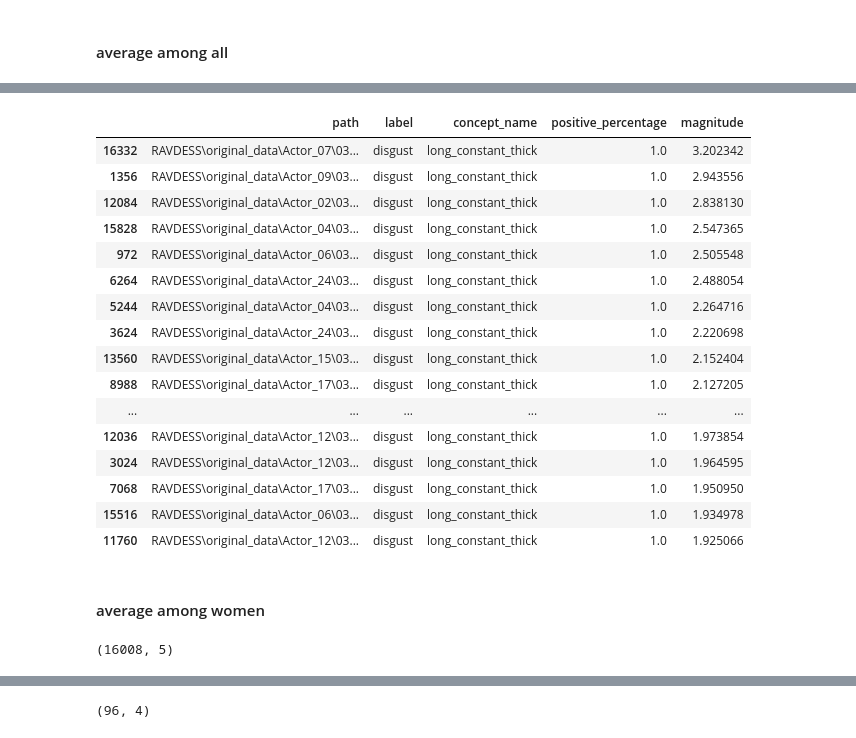
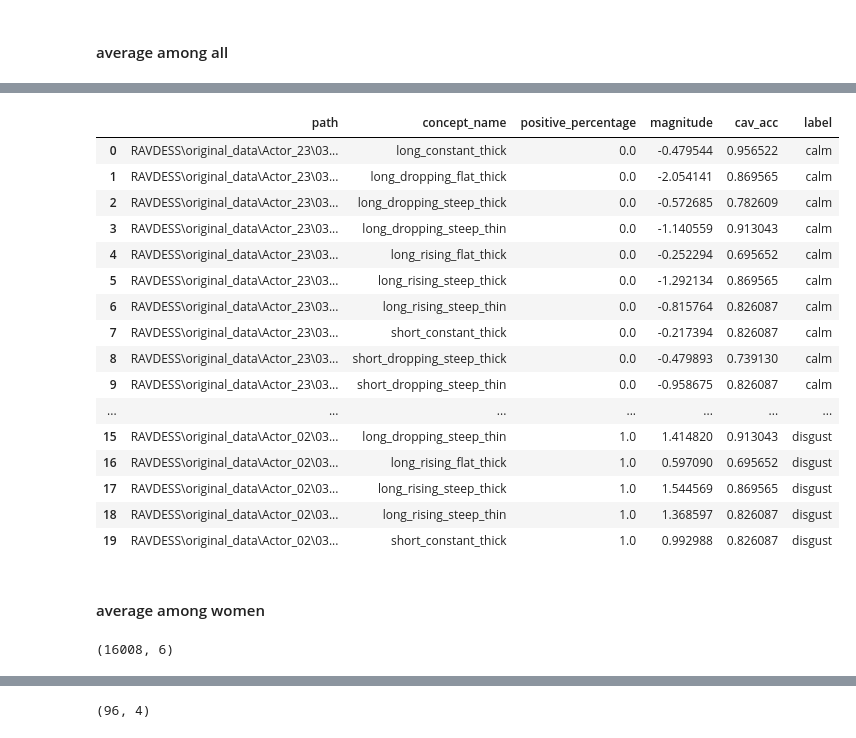
Before and after one commit to Ely6899/Audio_processing_project, a Jupyter notebook: Models/SentimentAnalysis/data_examination.ipynb, the cells around one changed output, grey strips where cells are left out. Drawn from its saved outputs; the diff is of its cells as text; code cells hidden in the pictures.

```diff
--- a/Models/SentimentAnalysis/data_examination.ipynb
+++ b/Models/SentimentAnalysis/data_examination.ipynb
@@ -132,18 +139,18 @@ display(df_merged.describe())
 # %% [markdown]
 #### average among all
 # %%
-# load tcav_per_sample_with_attributes.csv
-df_merged = pd.read_csv(Path(r'tcav_per_sample_with_attributes.csv'))
+# load tcav_per_sample_with_acc.csv
+per_sample_df = pd.read_csv(Path(r'tcav_per_sample_with_acc.csv'))
 
 # drop rows whose true_label != predicted_label
-df_merged = df_merged[df_merged['true_label'] == df_merged['predicted_label']]
+per_sample_df = per_sample_df[per_sample_df['true_label'] == per_sample_df['predicted_label']]
 
 # rename 'predicted_label' to 'label'
-df_merged = df_merged.rename(columns={'predicted_label': 'label'})
+per_sample_df = per_sample_df.rename(columns={'predicted_label': 'label'})
 
 # drop unnecessary columns
-df_merged = df_merged.drop(columns=['true_label', 'predicted_probability', 'layer_name'])
+per_sample_df = per_sample_df.drop(columns=['true_label', 'predicted_probability', 'layer_name'])
 
-display(df_merged.head(5))
-display(df_merged.describe())
+display(per_sample_df.head(5))
+display(per_sample_df.describe())
 # %% [output]
@@ -235,40 +226,40 @@ df_merged.shape
 # %%
-df_merged.head(20)
+per_sample_df.head(20)
 # %% [output]
-|  | path | label | concept_name | positive_percentage | magnitude |
-| 16332 | RAVDESS\original_data\Actor_07\03... | disgust | long_constant_thick | 1.0 | 3.202342 |
-| 1356 | RAVDESS\original_data\Actor_09\03... | disgust | long_constant_thick | 1.0 | 2.943556 |
-| 12084 | RAVDESS\original_data\Actor_02\03... | disgust | long_constant_thick | 1.0 | 2.838130 |
-| 15828 | RAVDESS\original_data\Actor_04\03... | disgust | long_constant_thick | 1.0 | 2.547365 |
-| 972 | RAVDESS\original_data\Actor_06\03... | disgust | long_constant_thick | 1.0 | 2.505548 |
-| 6264 | RAVDESS\original_data\Actor_24\03... | disgust | long_constant_thick | 1.0 | 2.488054 |
-| 5244 | RAVDESS\original_data\Actor_04\03... | disgust | long_constant_thick | 1.0 | 2.264716 |
-| 3624 | RAVDESS\original_data\Actor_24\03... | disgust | long_constant_thick | 1.0 | 2.220698 |
-| 13560 | RAVDESS\original_data\Actor_15\03... | disgust | long_constant_thick | 1.0 | 2.152404 |
-| 8988 | RAVDESS\original_data\Actor_17\03... | disgust | long_constant_thick | 1.0 | 2.127205 |
-| ... | ... | ... | ... | ... | ... |
-| 12036 | RAVDESS\original_data\Actor_12\03... | disgust | long_constant_thick | 1.0 | 1.973854 |
-| 3024 | RAVDESS\original_data\Actor_12\03... | disgust | long_constant_thick | 1.0 | 1.964595 |
-| 7068 | RAVDESS\original_data\Actor_17\03... | disgust | long_constant_thick | 1.0 | 1.950950 |
-| 15516 | RAVDESS\original_data\Actor_06\03... | disgust | long_constant_thick | 1.0 | 1.934978 |
-| 11760 | RAVDESS\original_data\Actor_12\03... | disgust | long_constant_thick | 1.0 | 1.925066 |
+|  | path | concept_name | positive_percentage | magnitude | cav_acc | label |
+| 0 | RAVDESS\original_data\Actor_23\03... | long_constant_thick | 0.0 | -0.479544 | 0.956522 | calm |
+| 1 | RAVDESS\original_data\Actor_23\03... | long_dropping_flat_thick | 0.0 | -2.054141 | 0.869565 | calm |
+| 2 | RAVDESS\original_data\Actor_23\03... | long_dropping_steep_thick | 0.0 | -0.572685 | 0.782609 | calm |
+| 3 | RAVDESS\original_data\Actor_23\03... | long_dropping_steep_thin | 0.0 | -1.140559 | 0.913043 | calm |
+| 4 | RAVDESS\original_data\Actor_23\03... | long_rising_flat_thick | 0.0 | -0.252294 | 0.695652 | calm |
+| 5 | RAVDESS\original_data\Actor_23\03... | long_rising_steep_thick | 0.0 | -1.292134 | 0.869565 | calm |
+| 6 | RAVDESS\original_data\Actor_23\03... | long_rising_steep_thin | 0.0 | -0.815764 | 0.826087 | calm |
+| 7 | RAVDESS\original_data\Actor_23\03... | short_constant_thick | 0.0 | -0.217394 | 0.826087 | calm |
+| 8 | RAVDESS\original_data\Actor_23\03... | short_dropping_steep_thick | 0.0 | -0.479893 | 0.739130 | calm |
+| 9 | RAVDESS\original_data\Actor_23\03... | short_dropping_steep_thin | 0.0 | -0.958675 | 0.826087 | calm |
+| ... | ... | ... | ... | ... | ... | ... |
+| 15 | RAVDESS\original_data\Actor_02\03... | long_dropping_steep_thin | 1.0 | 1.414820 | 0.913043 | disgust |
+| 16 | RAVDESS\original_data\Actor_02\03... | long_rising_flat_thick | 1.0 | 0.597090 | 0.695652 | disgust |
+| 17 | RAVDESS\original_data\Actor_02\03... | long_rising_steep_thick | 1.0 | 1.544569 | 0.869565 | disgust |
+| 18 | RAVDESS\original_data\Actor_02\03... | long_rising_steep_thin | 1.0 | 1.368597 | 0.826087 | disgust |
+| 19 | RAVDESS\original_data\Actor_02\03... | short_constant_thick | 1.0 | 0.992988 | 0.826087 | disgust |
 # %% [markdown]
 #### average among women
 # %%
-# load tcav_per_sample_with_attributes.csv
-df_merged = pd.read_csv(Path(r'tcav_per_sample_with_attributes.csv'))
+# load tcav_per_sample_with_acc.csv
+per_sample_df = pd.read_csv(Path(r'tcav_per_sample_with_acc.csv'))
 
 # drop rows whose true_label != predicted_label
-df_merged = df_merged[df_merged['true_label'] == df_merged['predicted_label']]
+per_sample_df = per_sample_df[per_sample_df['true_label'] == per_sample_df['predicted_label']]
 
 # rename 'predicted_label' to 'label'
-df_merged = df_merged.rename(columns={'predicted_label': 'label'})
+per_sample_df = per_sample_df.rename(columns={'predicted_label': 'label'})
 
 # drop unnecessary columns
-df_merged = df_merged.drop(columns=['true_label', 'predicted_probability', 'layer_name'])
+per_sample_df = per_sample_df.drop(columns=['true_label', 'predicted_probability', 'layer_name'])
 
-df_merged.shape
+per_sample_df.shape
 # %% [output]
-(16008, 5)
+(16008, 6)
 # %%
 # remove all rows with men (whose path ends at an odd number)
```
Also changed, not shown: parts of 17 cells of this notebook, 1 other file.
